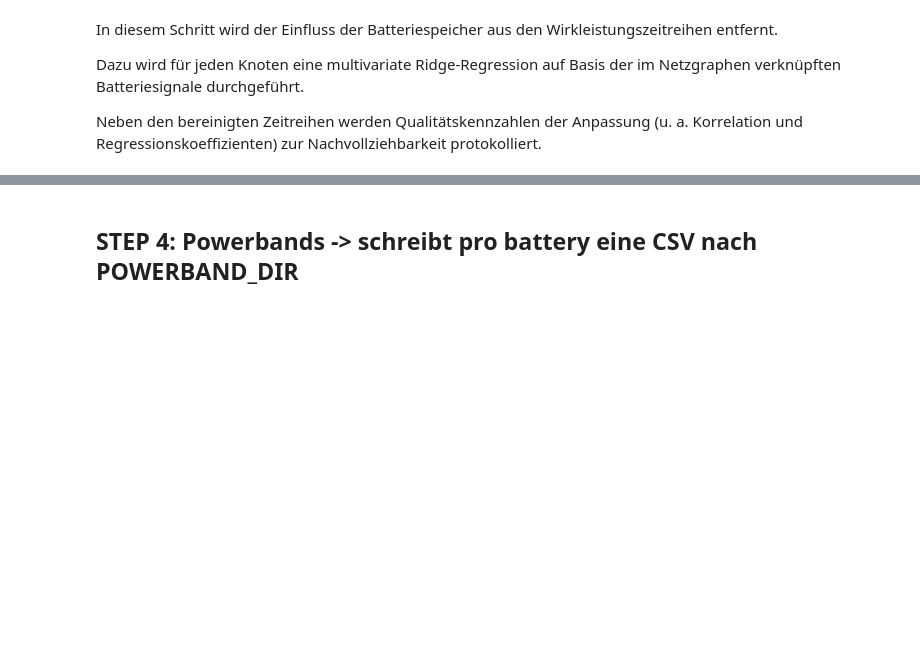
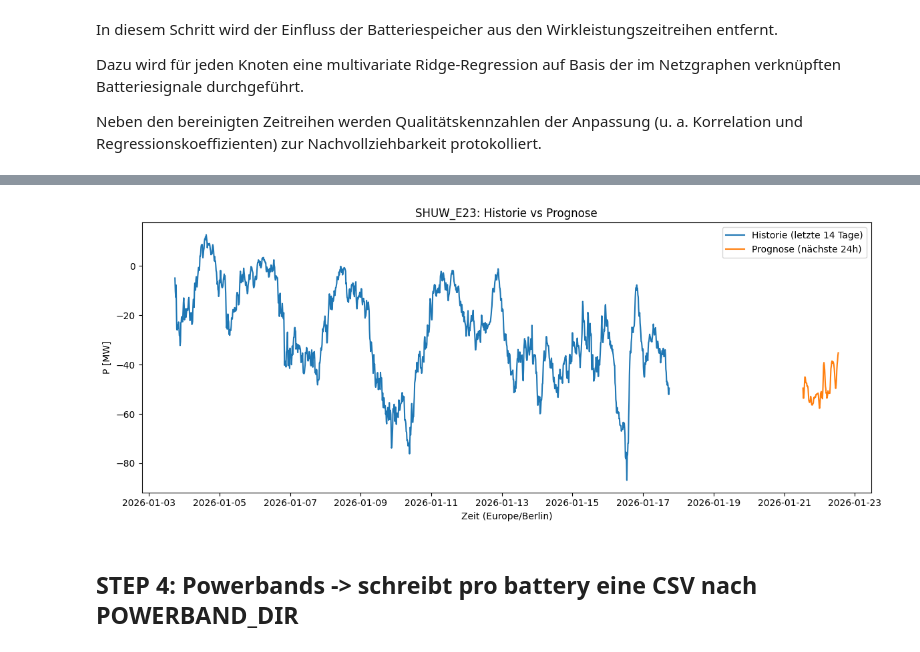
Before and after one commit to Krawinator/masterthesis, a Jupyter notebook: eda 2.ipynb, the cells around one changed output, grey strips where cells are left out. Saved outputs shown, nothing was run; the diff lists cells and outputs as text; code cells hidden in the pictures; blank space fills up the shorter version.

```diff
--- a/eda 2.ipynb
+++ b/eda 2.ipynb
@@ -410,3 +460,61 @@ Neben den bereinigten Zeitreihen werden Qualitätskennzahlen der Anpassung (u. a
+# %%
+import matplotlib.pyplot as plt
+from pathlib import Path
+import pandas as pd
+
+from src import config as cfg
+
+node_id = "SHUW_E23"
+
+hist_path = Path(cfg.CLEAN_TS_DIR) / f"{node_id}_hist_clean.csv"
+pred_path = Path(cfg.PRED_NORMALIZED_DIR) / f"{node_id}_pred.csv"
+
+hist_df = pd.read_csv(hist_path)
+pred_df = pd.read_csv(pred_path)
+
+# Timestamps robust parsen (forecast.py schreibt UTC)
+hist_df["timestamp"] = pd.to_datetime(hist_df["timestamp"], utc=True, errors="coerce")
+pred_df["timestamp"] = pd.to_datetime(pred_df["timestamp"], utc=True, errors="coerce")
+
+# passende Spalten finden
+hist_col = "P_MW" if "P_MW" in hist_df.columns else None
+if hist_col is None:
+    raise ValueError(f"Hist-DF hat keine 'P_MW'-Spalte. Spalten: {list(hist_df.columns)}")
+
+pred_col = "P_MW_pred_norm" if "P_MW_pred_norm" in pred_df.columns else None
+if pred_col is None:
+    raise ValueError(f"Pred-DF hat keine 'P_MW_pred_norm'-Spalte. Spalten: {list(pred_df.columns)}")
+
+hist_df = hist_df.dropna(subset=["timestamp", hist_col]).sort_values("timestamp")
+pred_df = pred_df.dropna(subset=["timestamp", pred_col]).sort_values("timestamp")
+
+# letzte 14 Tage Historie
+t_end = hist_df["timestamp"].max()
+t_start = t_end - pd.Timedelta(days=14)
+hist_14 = hist_df[(hist_df["timestamp"] >= t_start) & (hist_df["timestamp"] <= t_end)]
+
+# optional: Forecast auf 24h ab erstem Forecast-Timestamp begrenzen (nur für Plot)
+t0 = pred_df["timestamp"].min()
+pred_24h = pred_df[pred_df["timestamp"] <= (t0 + pd.Timedelta(hours=24))]
+
+# optional: für Achsenbeschriftung in lokale Zeit umrechnen (Berlin), ohne tz anzeigen
+def to_berlin_naive(ts):
+    return ts.dt.tz_convert(cfg.TIMEZONE).dt.tz_localize(None)
+
+hist_x = to_berlin_naive(hist_14["timestamp"])
+pred_x = to_berlin_naive(pred_24h["timestamp"])
+
+plt.figure(figsize=(12, 5))
+plt.plot(hist_x, hist_14[hist_col], label="Historie (letzte 14 Tage)")
+plt.plot(pred_x, pred_24h[pred_col], label="Prognose (nächste 24h)")
+plt.xlabel("Zeit (Europe/Berlin)")
+plt.ylabel("P [MW]")
+plt.title(f"{node_id}: Historie vs Prognose")
+plt.legend()
+plt.tight_layout()
+plt.show()
+# %% [output]
+[figure, added]
 # %% [markdown]
 ## STEP 4: Powerbands -> schreibt pro battery eine CSV nach POWERBAND_DIR
 # %%
```
Also changed, not shown: parts of 9 cells of this notebook, 2 other files.
